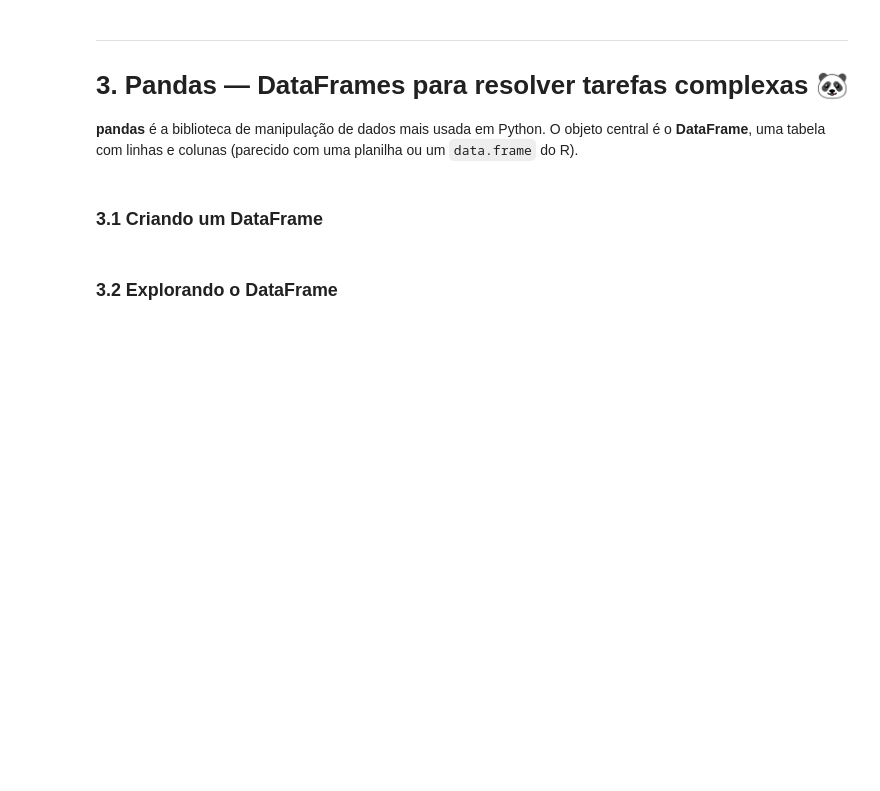
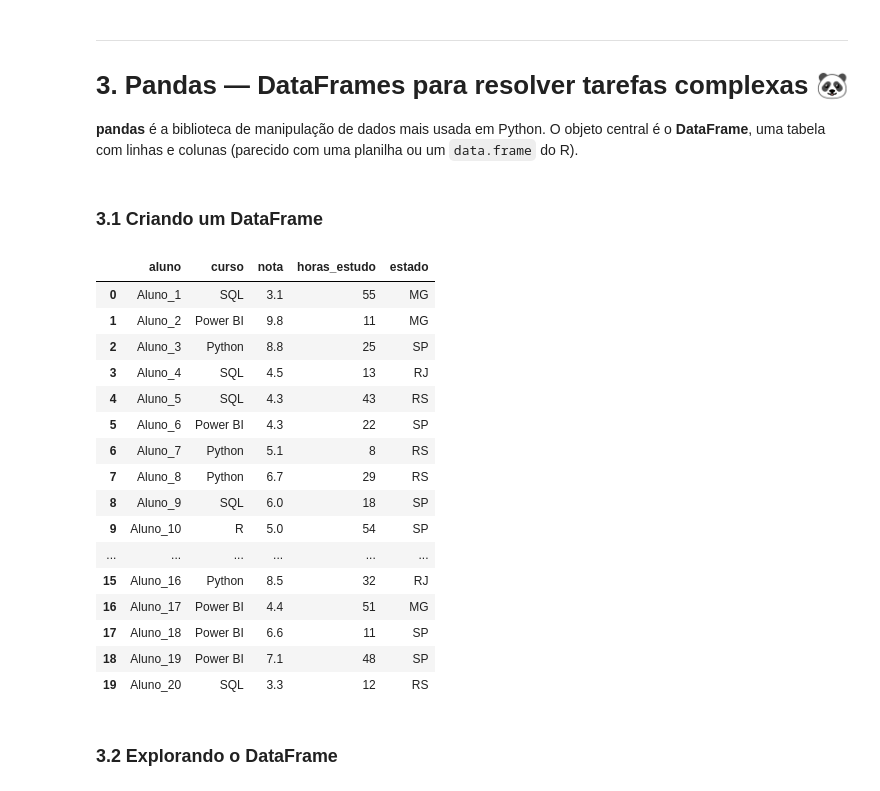
Before and after one commit to estathifisco/estathifisco.github.io, a Jupyter notebook: aula_python_ciencia_de_dados_v1p_pynb.ipynb, the cells around one changed output. Cells and saved outputs as stored; diff of their text form; code cells hidden in the pictures; blank space fills up the shorter version.

```diff
--- a/aula_python_ciencia_de_dados_v1p_pynb.ipynb
+++ b/aula_python_ciencia_de_dados_v1p_pynb.ipynb
@@ -306,18 +351,37 @@ array([3.7, 9.5, 7.3, 6. , 1.6, 1.6, 0.6, 8.7, 6. , 7.1])
 # %%
 import pandas as pd
 import numpy as np
 
 np.random.seed(42)
 dados = {
     "aluno": [f"Aluno_{i}" for i in range(1, 21)],
     "curso": np.random.choice(["Python", "R", "SQL", "Power BI"], 20),
     "nota": np.random.uniform(3, 10, 20).round(1),
     "horas_estudo": np.random.randint(5, 60, 20),
     "estado": np.random.choice(["RJ", "SP", "MG", "RS"], 20),
 }
 
 df = pd.DataFrame(dados)
 df.head()
+display(df) # mostra o df inteiro no colab
+# %% [output]
+|  | aluno | curso | nota | horas_estudo | estado |
+| 0 | Aluno_1 | SQL | 3.1 | 55 | MG |
+| 1 | Aluno_2 | Power BI | 9.8 | 11 | MG |
+| 2 | Aluno_3 | Python | 8.8 | 25 | SP |
+| 3 | Aluno_4 | SQL | 4.5 | 13 | RJ |
+| 4 | Aluno_5 | SQL | 4.3 | 43 | RS |
+| 5 | Aluno_6 | Power BI | 4.3 | 22 | SP |
+| 6 | Aluno_7 | Python | 5.1 | 8 | RS |
+| 7 | Aluno_8 | Python | 6.7 | 29 | RS |
+| 8 | Aluno_9 | SQL | 6.0 | 18 | SP |
+| 9 | Aluno_10 | R | 5.0 | 54 | SP |
+| ... | ... | ... | ... | ... | ... |
+| 15 | Aluno_16 | Python | 8.5 | 32 | RJ |
+| 16 | Aluno_17 | Power BI | 4.4 | 51 | MG |
+| 17 | Aluno_18 | Power BI | 6.6 | 11 | SP |
+| 18 | Aluno_19 | Power BI | 7.1 | 48 | SP |
+| 19 | Aluno_20 | SQL | 3.3 | 12 | RS |
 # %% [markdown]
 ### 3.2 Explorando o DataFrame
 # %%
```
Also changed, not shown: parts of 19 cells of this notebook.
